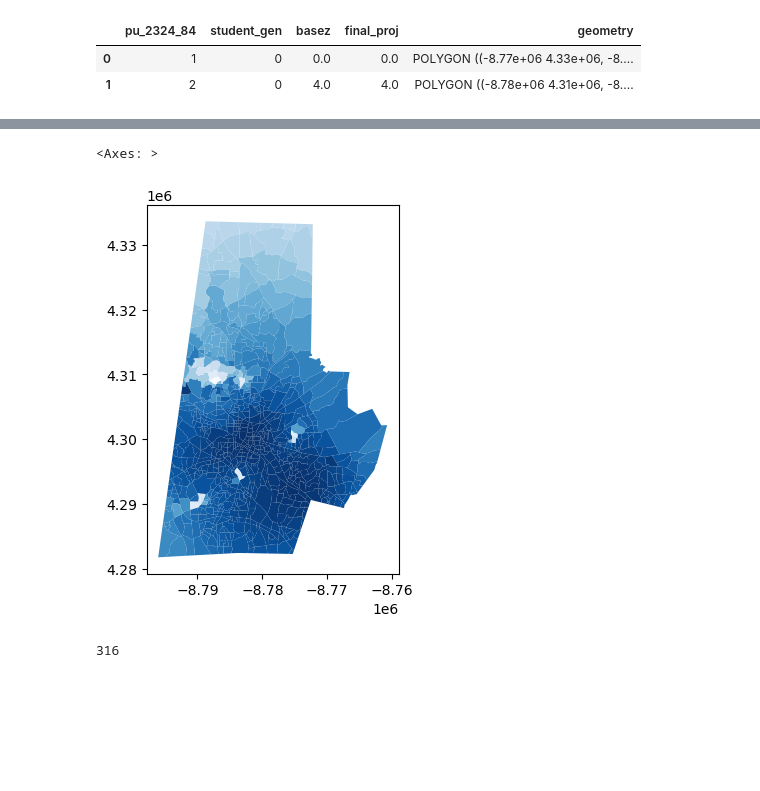
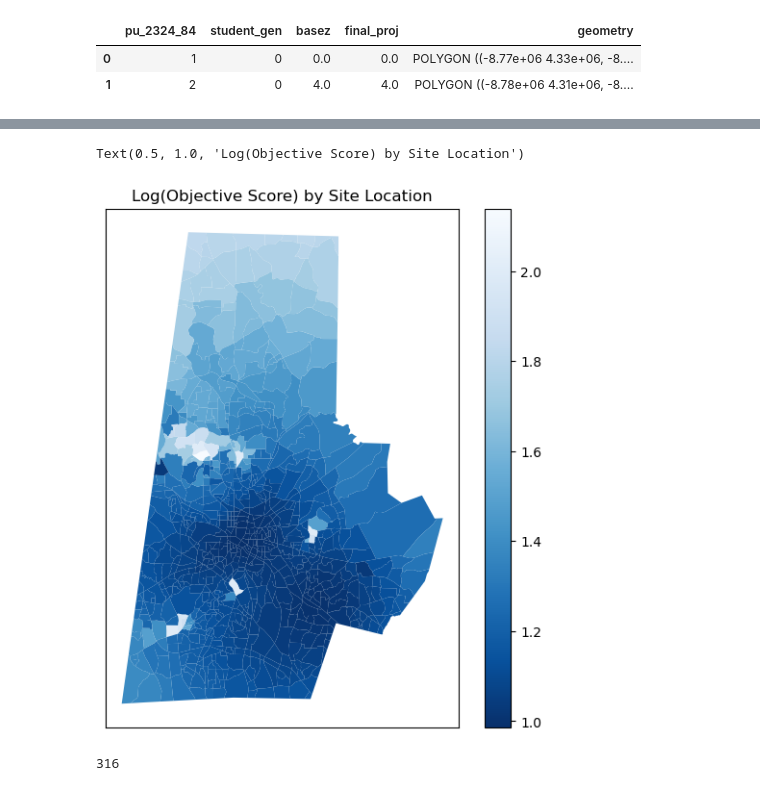
Before and after one commit to olublin/DPS-Planning, a Jupyter notebook: heuristic_model.ipynb, the cells around one changed output, grey strips where cells are left out. Drawn from its saved outputs; the diff is of its cells as text; code cells hidden in the pictures; blank space fills up the shorter version.

```diff
--- a/heuristic_model.ipynb
+++ b/heuristic_model.ipynb
@@ -106,13 +102,22 @@ dps_pu.plot(
 all_scores = gpd.read_file(r'C:\\Users\\olubl\\OneDrive\\College\\Data+\\DPS-Planning\\all_pu_scores.geojson')
 all_scores['log_score']=np.log(all_scores['score'])
 # %%
+fig,ax = plt.subplots(figsize=(7,7))
+
 all_scores.plot(
     column='log_score',
-    cmap='Blues_r'
+    ax=ax,
+    cmap='Blues_r',
+    legend=True
 )
+
+ax.set_xticks([])
+ax.set_yticks([])
+
+plt.title('Log(Objective Score) by Site Location')
 # %% [output]
-<Axes: >
+Text(0.5, 1.0, 'Log(Objective Score) by Site Location')
-[figure, old version]
+[figure, new version]
 # %%
 all_scores[~all_scores['Region'].isin(['Central'])]['score'].idxmin()
 # %% [output]
```
Also changed, not shown: parts of 6 cells of this notebook.
